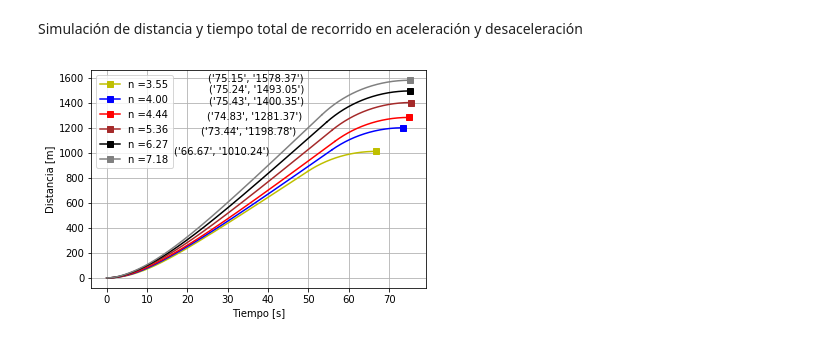
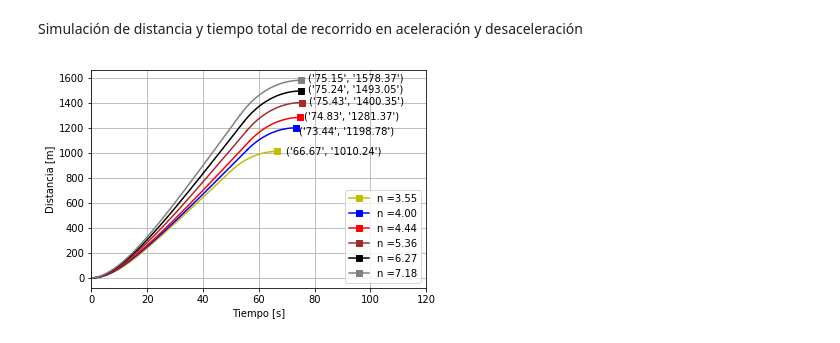
Before and after one commit to nvalencia/-Herramientas-Computacionales-IMEC3602, a Jupyter notebook: Taller_2/201425625_Taller2.ipynb, the cells around one changed output. Cells and saved outputs as stored; diff of their text form; code cells hidden in the pictures.

```diff
--- a/Taller_2/201425625_Taller2.ipynb
+++ b/Taller_2/201425625_Taller2.ipynb
@@ -779,27 +779,28 @@ Simulación de distancia y tiempo total de recorrido en aceleración y desaceler
 # %%
 plt.plot(t_inicio1,p_inicio1,'-y')
 plt.plot(t_inicio2,p_inicio2,'-b')
 plt.plot(t_inicio3,p_inicio3,'-r')
 plt.plot(t_inicio4,p_inicio4,color='brown')
 plt.plot(t_inicio5,p_inicio5,'-k')
 plt.plot(t_inicio6,p_inicio6,color='grey')
 plt.plot(t_frenado1,p_frenado1,'-ys', label = 'n =' + '%.2f' % n1,markevery=[-1])
 plt.plot(t_frenado2,p_frenado2,'-bs',label = 'n =' + '%.2f' % n2,markevery=[-1])
 plt.plot(t_frenado3,p_frenado3,'-rs',label = 'n =' + '%.2f' % n3,markevery=[-1])
 plt.plot(t_frenado4,p_frenado4,color='brown',marker='s',label = 'n =' + '%.2f' % n4,markevery=[-1])
 plt.plot(t_frenado5,p_frenado5,'-ks',label = 'n =' + '%.2f' % n5,markevery=[-1])
 plt.plot(t_frenado6,p_frenado6,color='grey',marker='s',label = 'n =' + '%.2f' % n6,markevery=[-1])
-plt.annotate(("%.2f" % t_frenado1[-1],"%.2f" % p_frenado1[-1]), xy = (t_frenado1[-1]-50, p_frenado1[-1]-20))
-plt.annotate(("%.2f" % t_frenado2[-1],"%.2f" % p_frenado2[-1]), xy = (t_frenado2[-1]-50, p_frenado2[-1]-50))
-plt.annotate(("%.2f" % t_frenado3[-1],"%.2f" % p_frenado3[-1]), xy = (t_frenado3[-1]-50, p_frenado3[-1]-15))
-plt.annotate(("%.2f" % t_frenado4[-1],"%.2f" % p_frenado4[-1]), xy = (t_frenado4[-1]-50, p_frenado4[-1]-10))
-plt.annotate(("%.2f" % t_frenado5[-1],"%.2f" % p_frenado5[-1]), xy = (t_frenado5[-1]-50, p_frenado5[-1]-10))
-plt.annotate(("%.2f" % t_frenado6[-1],"%.2f" % p_frenado6[-1]), xy = (t_frenado6[-1]-50, p_frenado6[-1]-10))
-plt.legend(loc='best')
+plt.annotate(("%.2f" % t_frenado1[-1],"%.2f" % p_frenado1[-1]), xy = (t_frenado1[-1]+3, p_frenado1[-1]-20))
+plt.annotate(("%.2f" % t_frenado2[-1],"%.2f" % p_frenado2[-1]), xy = (t_frenado2[-1]+1, p_frenado2[-1]-50))
+plt.annotate(("%.2f" % t_frenado3[-1],"%.2f" % p_frenado3[-1]), xy = (t_frenado3[-1]+1.5, p_frenado3[-1]-15))
+plt.annotate(("%.2f" % t_frenado4[-1],"%.2f" % p_frenado4[-1]), xy = (t_frenado4[-1]+2.5, p_frenado4[-1]-10))
+plt.annotate(("%.2f" % t_frenado5[-1],"%.2f" % p_frenado5[-1]), xy = (t_frenado5[-1]+2.5, p_frenado5[-1]-10))
+plt.annotate(("%.2f" % t_frenado6[-1],"%.2f" % p_frenado6[-1]), xy = (t_frenado6[-1]+2.5, p_frenado6[-1]-10))
+plt.legend(loc='lower right')
+xlim(0,120)
 xlabel('Tiempo [s]')
 ylabel('Distancia [m]')
-pylab.savefig(os.path.join(output_dir,'SimulacionPosicion_relacion_.png'), dpi=700)
+pylab.savefig(os.path.join(output_dir,'SimulacionPosicion_relacion_.png'), dpi=70)
 plt.grid()
 plt.show()
 # %% [output]
-[figure, old version]
+[figure, new version]
```
